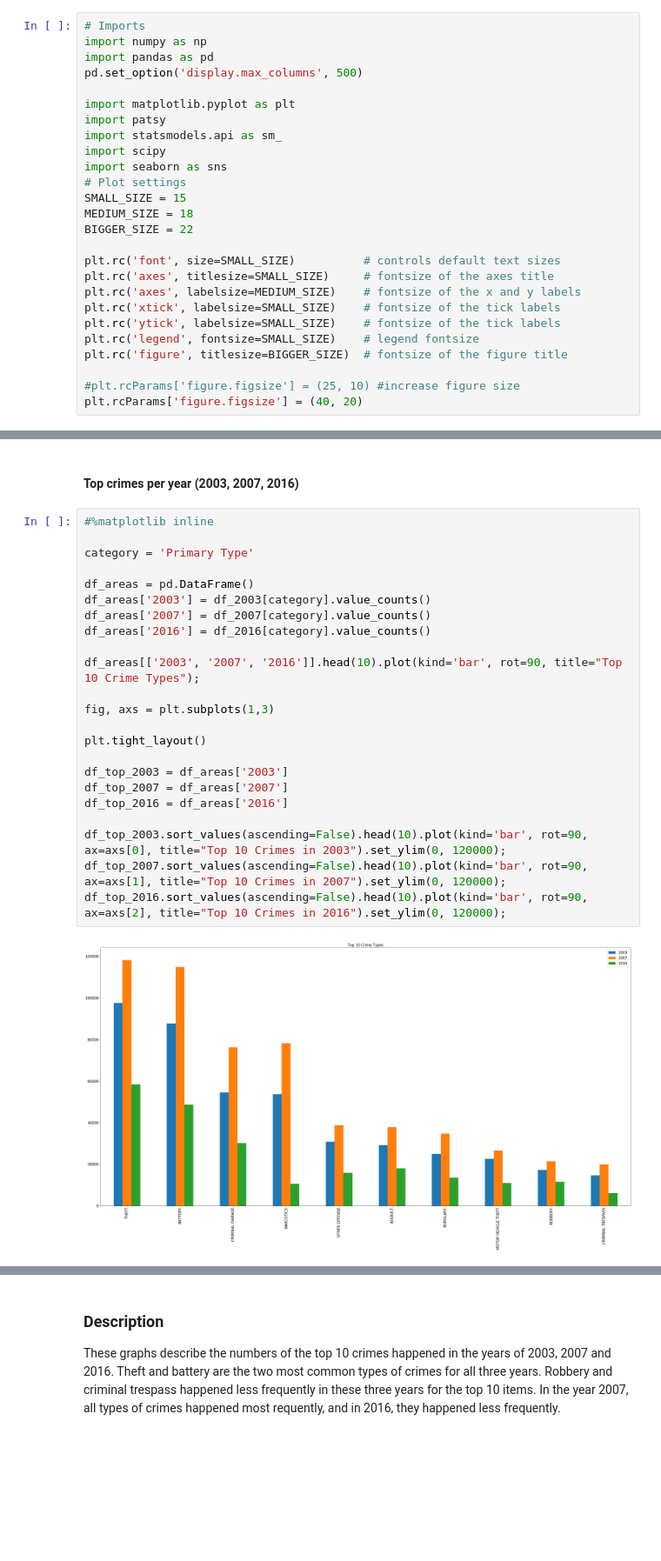
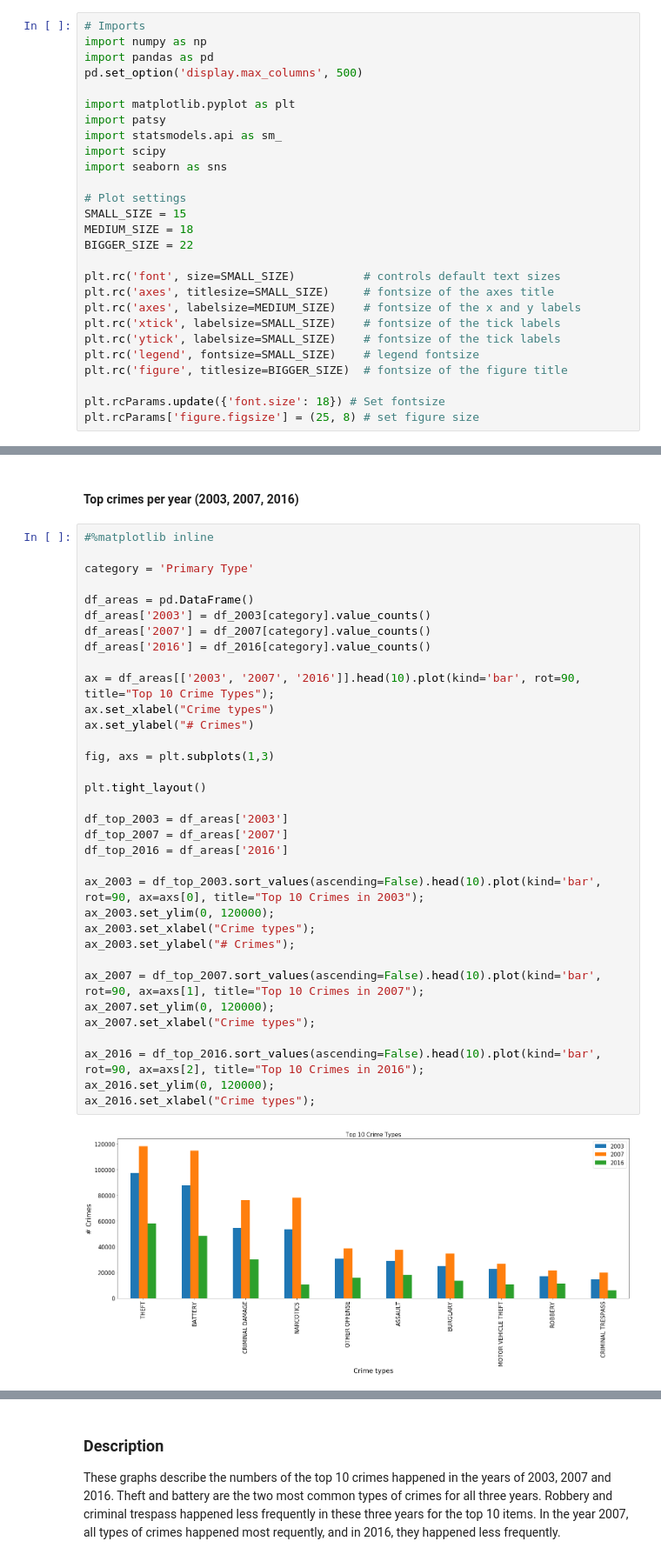
Before and after one commit to nschenone/Crime_Analysis_in_Chicago, a Jupyter notebook: COGS_108_Final_Project.ipynb, the cells around one changed output, grey strips where cells are left out. Shown at 87% size. Saved outputs shown, nothing was run; the diff lists cells and outputs as text; blank space fills up the shorter version.

```diff
--- a/COGS_108_Final_Project.ipynb
+++ b/COGS_108_Final_Project.ipynb
@@ -50,6 +50,7 @@ import patsy
 import statsmodels.api as sm_
 import scipy
 import seaborn as sns
+
 # Plot settings
 SMALL_SIZE = 15
 MEDIUM_SIZE = 18
@@ -63,8 +64,8 @@ plt.rc('ytick', labelsize=SMALL_SIZE)    # fontsize of the tick labels
 plt.rc('legend', fontsize=SMALL_SIZE)    # legend fontsize
 plt.rc('figure', titlesize=BIGGER_SIZE)  # fontsize of the figure title
 
-#plt.rcParams['figure.figsize'] = (25, 10) #increase figure size
-plt.rcParams['figure.figsize'] = (40, 20)
+plt.rcParams.update({'font.size': 18}) # Set fontsize
+plt.rcParams['figure.figsize'] = (25, 8) # set figure size
 # %% [markdown]
 #### Load and format data
 # %%
@@ -337,25 +338,36 @@ Looking at the graph, there is no significant result trend on crimes per year si
 # %%
 #%matplotlib inline
 
 category = 'Primary Type'
 
 df_areas = pd.DataFrame()
 df_areas['2003'] = df_2003[category].value_counts()
 df_areas['2007'] = df_2007[category].value_counts()
 df_areas['2016'] = df_2016[category].value_counts()
 
-df_areas[['2003', '2007', '2016']].head(10).plot(kind='bar', rot=90, title="Top 10 Crime Types");
+ax = df_areas[['2003', '2007', '2016']].head(10).plot(kind='bar', rot=90, title="Top 10 Crime Types");
+ax.set_xlabel("Crime types")
+ax.set_ylabel("# Crimes")
 
 fig, axs = plt.subplots(1,3)
 
 plt.tight_layout()
 
 df_top_2003 = df_areas['2003']
 df_top_2007 = df_areas['2007']
 df_top_2016 = df_areas['2016']
 
-df_top_2003.sort_values(ascending=False).head(10).plot(kind='bar', rot=90, ax=axs[0], title="Top 10 Crimes in 2003").set_ylim(0, 120000);
-df_top_2007.sort_values(ascending=False).head(10).plot(kind='bar', rot=90, ax=axs[1], title="Top 10 Crimes in 2007").set_ylim(0, 120000);
-df_top_2016.sort_values(ascending=False).head(10).plot(kind='bar', rot=90, ax=axs[2], title="Top 10 Crimes in 2016").set_ylim(0, 120000);
+ax_2003 = df_top_2003.sort_values(ascending=False).head(10).plot(kind='bar', rot=90, ax=axs[0], title="Top 10 Crimes in 2003");
+ax_2003.set_ylim(0, 120000);
+ax_2003.set_xlabel("Crime types");
+ax_2003.set_ylabel("# Crimes");
+
+ax_2007 = df_top_2007.sort_values(ascending=False).head(10).plot(kind='bar', rot=90, ax=axs[1], title="Top 10 Crimes in 2007");
+ax_2007.set_ylim(0, 120000);
+ax_2007.set_xlabel("Crime types");
+
+ax_2016 = df_top_2016.sort_values(ascending=False).head(10).plot(kind='bar', rot=90, ax=axs[2], title="Top 10 Crimes in 2016");
+ax_2016.set_ylim(0, 120000);
+ax_2016.set_xlabel("Crime types");
 # %% [output]
-[figure, old version]
+[figure, new version]
```
Also changed, not shown: parts of 4 cells of this notebook, 1 other file.
